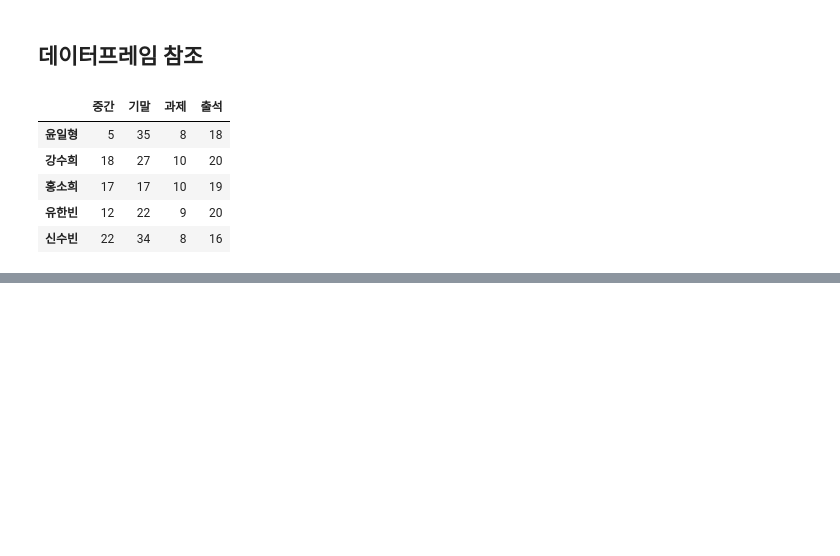
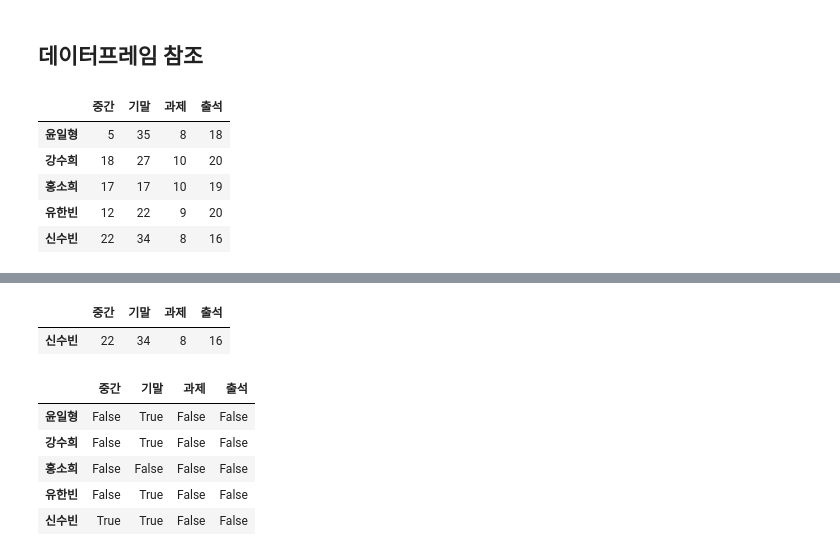
Before and after one commit to wamong/2025-1-myclass-BDA, a Jupyter notebook: inclass/02w_B_0312_pandas_basic.ipynb, the cells around one changed output, grey strips where cells are left out. Saved outputs shown, nothing was run; the diff lists cells and outputs as text; code cells hidden in the pictures; blank space fills up the shorter version.

```diff
--- a/inclass/02w_B_0312_pandas_basic.ipynb
+++ b/inclass/02w_B_0312_pandas_basic.ipynb
@@ -571,0 +600,14 @@ pf
+# %%
+pf[pf['중간'] > 20] # 중간고사 유력문제
+# %% [output]
+|  | 중간 | 기말 | 과제 | 출석 |
+| 신수빈 | 22 | 34 | 8 | 16 |
+# %%
+pf > 20
+# %% [output]
+|  | 중간 | 기말 | 과제 | 출석 |
+| 윤일형 | False | True | False | False |
+| 강수희 | False | True | False | False |
+| 홍소희 | False | False | False | False |
+| 유한빈 | False | True | False | False |
+| 신수빈 | True | True | False | False |
```
Also changed, not shown: parts of 54 cells of this notebook.
